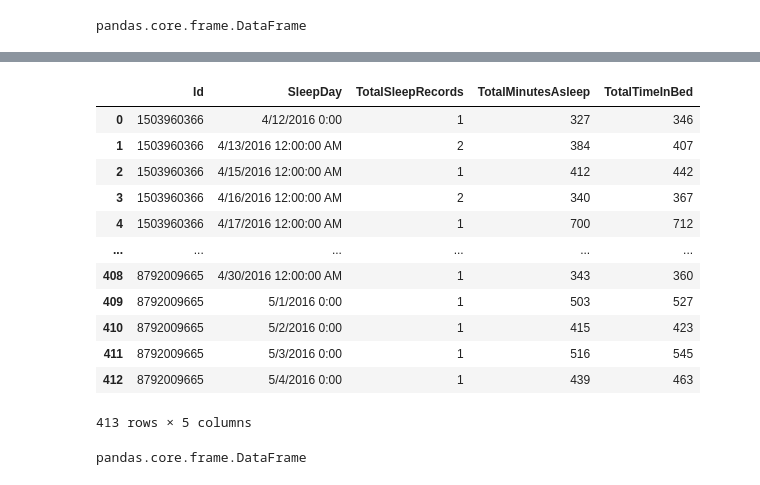
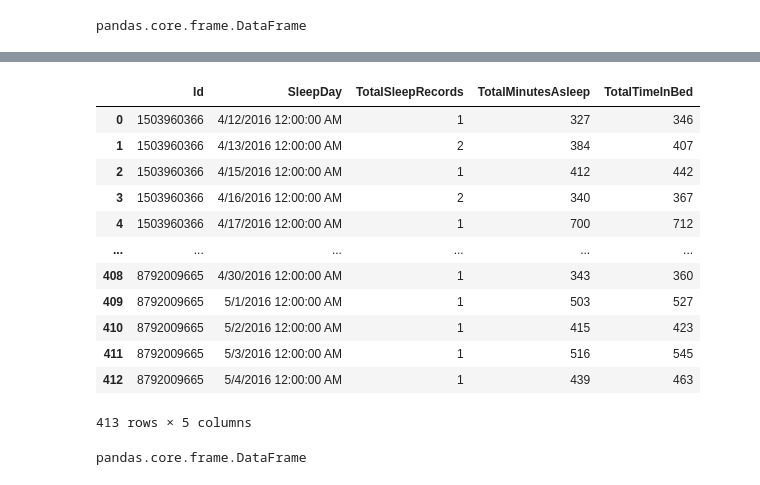
Before and after one commit to undeclairedchanges/exercise-and-sleep-analysis, a Jupyter notebook: Working-esa.ipynb, the cells around one changed output, grey strips where cells are left out. Saved outputs shown, nothing was run; the diff lists cells and outputs as text; code cells hidden in the pictures.

```diff
--- a/Working-esa.ipynb
+++ b/Working-esa.ipynb
@@ -48,21 +47,21 @@ memory usage: 110.3+ KB
 #making a copy
 activity = activity_raw.copy()
 # %%
-sleep_raw = pd.read_csv("/Users/claire/Desktop/exercise-and-sleep-analysis/Files/sleepDay_merged.csv")
+sleep_raw = pd.read_csv("/Users/User/Documents/GitHub/exercise-and-sleep-analysis/Files/sleepDay_merged.csv")
 sleep_raw
 # %% [output]
 |  | Id | SleepDay | TotalSleepRecords | TotalMinutesAsleep | TotalTimeInBed |
-| 0 | 1503960366 | 4/12/2016 0:00 | 1 | 327 | 346 |
+| 0 | 1503960366 | 4/12/2016 12:00:00 AM | 1 | 327 | 346 |
 | 1 | 1503960366 | 4/13/2016 12:00:00 AM | 2 | 384 | 407 |
 | 2 | 1503960366 | 4/15/2016 12:00:00 AM | 1 | 412 | 442 |
 | 3 | 1503960366 | 4/16/2016 12:00:00 AM | 2 | 340 | 367 |
 | 4 | 1503960366 | 4/17/2016 12:00:00 AM | 1 | 700 | 712 |
 | ... | ... | ... | ... | ... | ... |
 | 408 | 8792009665 | 4/30/2016 12:00:00 AM | 1 | 343 | 360 |
-| 409 | 8792009665 | 5/1/2016 0:00 | 1 | 503 | 527 |
-| 410 | 8792009665 | 5/2/2016 0:00 | 1 | 415 | 423 |
-| 411 | 8792009665 | 5/3/2016 0:00 | 1 | 516 | 545 |
-| 412 | 8792009665 | 5/4/2016 0:00 | 1 | 439 | 463 |
+| 409 | 8792009665 | 5/1/2016 12:00:00 AM | 1 | 503 | 527 |
+| 410 | 8792009665 | 5/2/2016 12:00:00 AM | 1 | 415 | 423 |
+| 411 | 8792009665 | 5/3/2016 12:00:00 AM | 1 | 516 | 545 |
+| 412 | 8792009665 | 5/4/2016 12:00:00 AM | 1 | 439 | 463 |
 413 rows × 5 columns
 # %%
 type(sleep_raw)
```
Also changed, not shown: parts of 14 cells of this notebook.
